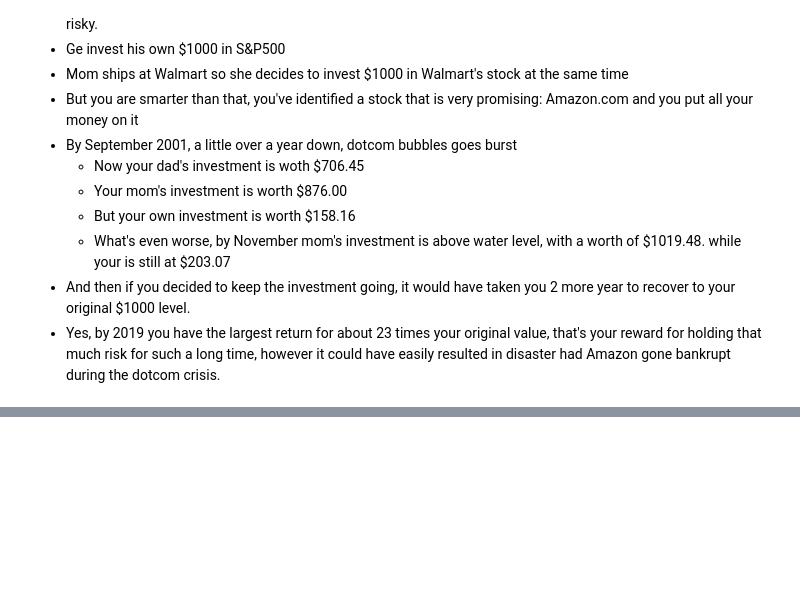
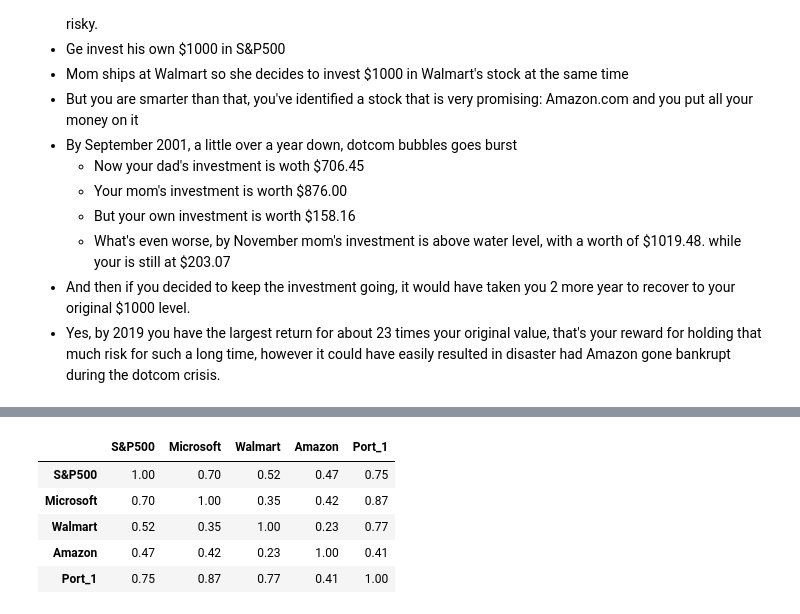
Before and after one commit to danthequant/stocks, a Jupyter notebook: port_mgmt.ipynb, the cells around one changed output, grey strips where cells are left out. Drawn from its saved outputs; the diff is of its cells as text; code cells hidden in the pictures; blank space fills up the shorter version.

```diff
--- a/port_mgmt.ipynb
+++ b/port_mgmt.ipynb
@@ -364,10 +394,16 @@ Daily_Drawdown.mean()
 # %%
-InteractiveShell.ast_node_interactivity = "all"
-# We calculate and print the correlation matrix
+
 returns.corr()
 
 # How about monthly return correlation
 
 # Let's compare Annual returns from Amazon and Walmart to gain understanding on Correlation
 # Question is: how often do they move in the same direction?
+# %% [output]
+|  | S&P500 | Microsoft | Walmart | Amazon | Port_1 |
+| S&P500 | 1.00 | 0.70 | 0.52 | 0.47 | 0.75 |
+| Microsoft | 0.70 | 1.00 | 0.35 | 0.42 | 0.87 |
+| Walmart | 0.52 | 0.35 | 1.00 | 0.23 | 0.77 |
+| Amazon | 0.47 | 0.42 | 0.23 | 1.00 | 0.41 |
+| Port_1 | 0.75 | 0.87 | 0.77 | 0.41 | 1.00 |
 # %%
```
Also changed, not shown: parts of 23 cells of this notebook.
